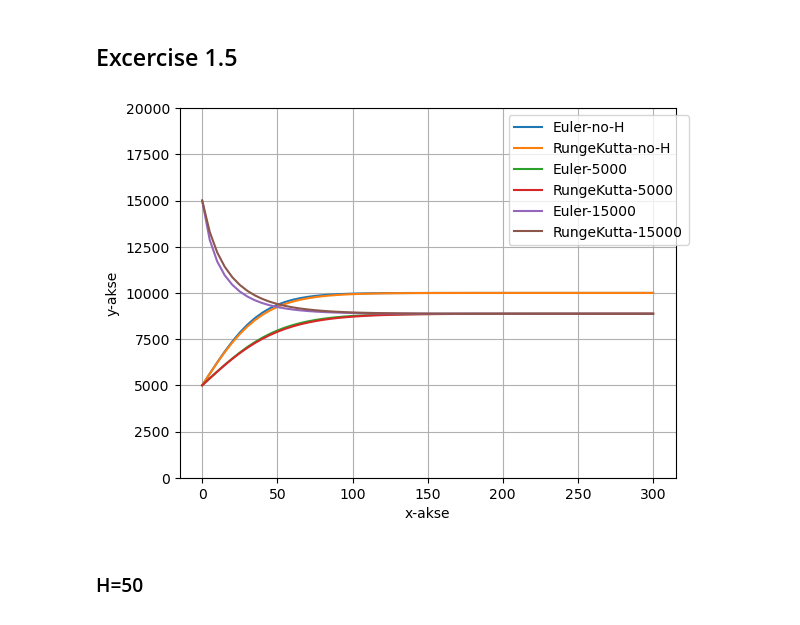
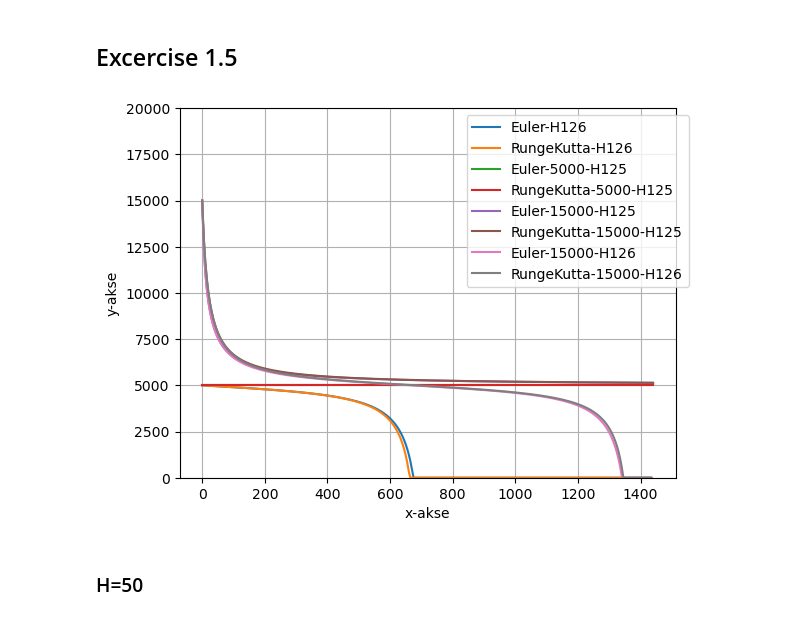
Before and after one commit to 267192/MOD300, a Jupyter notebook: Project 2.ipynb, the cells around one changed output. Drawn from its saved outputs; the diff is of its cells as text; code cells hidden in the pictures.

Commit message:
ex 2.3 fixed, + plots to support analytical proof

```diff
--- a/Project 2.ipynb
+++ b/Project 2.ipynb
@@ -162,11 +164,10 @@ main()
 # %% [markdown]
 ## Excercise 1.4
 # %%
-import numpy as np
-import matplotlib.pyplot as plt
+
 
 # Parameters
-r = 0.1  # Growth rate
+r = 0.6/12  # Growth rate
 K = 1000  # Carrying capacity
 
 # Values of N to study
@@ -197,14 +198,12 @@ plt.show()
 # %% [markdown]
 ## Excercise 1.5
 # %%
-import numpy as np
-import matplotlib.pyplot as plt
-import math
+
 
 
 def main():
     x=0.0  # Start of integration
-    xStop=25*12  # End of integration
+    xStop=120*12  # End of integration
     y=np.array([5000])  #Initial conditions
     y1 = np.array([15000])
     # y2 = np.array([2000])
@@ -214,14 +213,14 @@ def main():
     # h2=12
     # h3 = 6
     # h4 = 1
-    X1,Y1=integrate_euler(F,x,y,xStop,h1)
-    X2,Y2=integrate_rungk4(F,x,y,xStop,h1)
+    X1,Y1=integrate_euler(F3,x,y,xStop,h1)
+    X2,Y2=integrate_rungk4(F3,x,y,xStop,h1)
     X3,Y3=integrate_euler(F2,x,y,xStop,h1)
     X4,Y4=integrate_rungk4(F2,x,y,xStop,h1)
     X5,Y5=integrate_euler(F2,x,y1,xStop,h1)
     X6,Y6=integrate_rungk4(F2,x,y1,xStop,h1)
-    # X7,Y7=integrate_euler(F,x,y3,xStop,h1)
-    # X8,Y8=integrate_rungk4(F,x,y3,xStop,h1)
+    X7,Y7=integrate_euler(F3,x,y1,xStop,h1)
+    X8,Y8=integrate_rungk4(F3,x,y1,xStop,h1)
     # X9,Y9=integrate_euler(F,x,y4,xStop,h1)
     # X10,Y10=integrate_rungk4(F,x,y4,xStop,h1)
     #YEx = 100*X2-5*X2*X2+990*(np.exp(-0.1*X2)-1)
@@ -236,9 +235,9 @@ def main():
     plt.plot(X1,Y1[:,0],'-',X2,Y2[:,0],'-') #Euler and RungeKutta
     plt.plot(X3,Y3[:,0],'-',X4,Y4[:,0],'-')
     plt.plot(X5,Y5[:,0],'-',X6,Y6[:,0],'-')
-    # plt.plot(X7,Y7[:,0],'-x',X8,Y8[:,0],'o-')
+    plt.plot(X7,Y7[:,0],'-',X8,Y8[:,0],'-')
     # plt.plot(X9,Y9[:,0],'-x',X10,Y10[:,0],'o-')
-    plt.legend(['Euler-no-H','RungeKutta-no-H','Euler-5000','RungeKutta-5000','Euler-15000','RungeKutta-15000'],bbox_to_anchor=(1.04, 1))
+    plt.legend(['Euler-H126','RungeKutta-H126','Euler-5000-H125','RungeKutta-5000-H125','Euler-15000-H125','RungeKutta-15000-H125','Euler-15000-H126','RungeKutta-15000-H126'],bbox_to_anchor=(1.04, 1))
     plt.ylim(ymin=0,ymax= 20000)
     plt.grid(True)
     plt.xlabel('x-akse')
@@ -279,36 +278,45 @@ def integrate_rungk4(F,x,y,xStop,h):
 #Rungekutta
 def run_kut4(F,x,y,h):
   #  4th order Runge Kutta Method
     K0=h*F(x,y)
     K1=h*F(x+0.5*h,y+0.5*K0)
     K2=h*F(x+0.5*h,y+0.5*K1)
     K3=h*F(x+h,y+K2)
 
     return (K0+2*K1+2*K2+K3)/6.0
 
-
+def F3(x,y):
+    # User specified function that depends on the problem
+    K = 10000
+    r = 0.6/12
+    H = 126
+    F=np.zeros(1)
+    if y[0] < 0:
+        y[0] = 0
+    F[0] = (r*(1-y[0]/K)*y[0] ) - H
+    return F
 
 def F2(x,y):
     # User specified function that depends on the problem
     K = 10000
     r = 0.6/12
-    H = 50
+    H = 125
     F=np.zeros(1)
     if y[0] < 0:
         y[0] = 0
     F[0] = (r*(1-y[0]/K)*y[0] ) - H
     return F
 def F(x,y):
     # User specified function that depends on the problem
     K = 10000
     r = 0.6/12
     F=np.zeros(1)
     F[0] = r*(1-y[0]/K)*y[0]
     return F
 
 main()
 # %% [output]
-[figure, old version]
+[figure, new version]
 # %% [markdown]
 ### H=50
 ![H=50.png](attachment:H=50.png)
```
Also changed, not shown: parts of 11 cells of this notebook, 13 other files.
